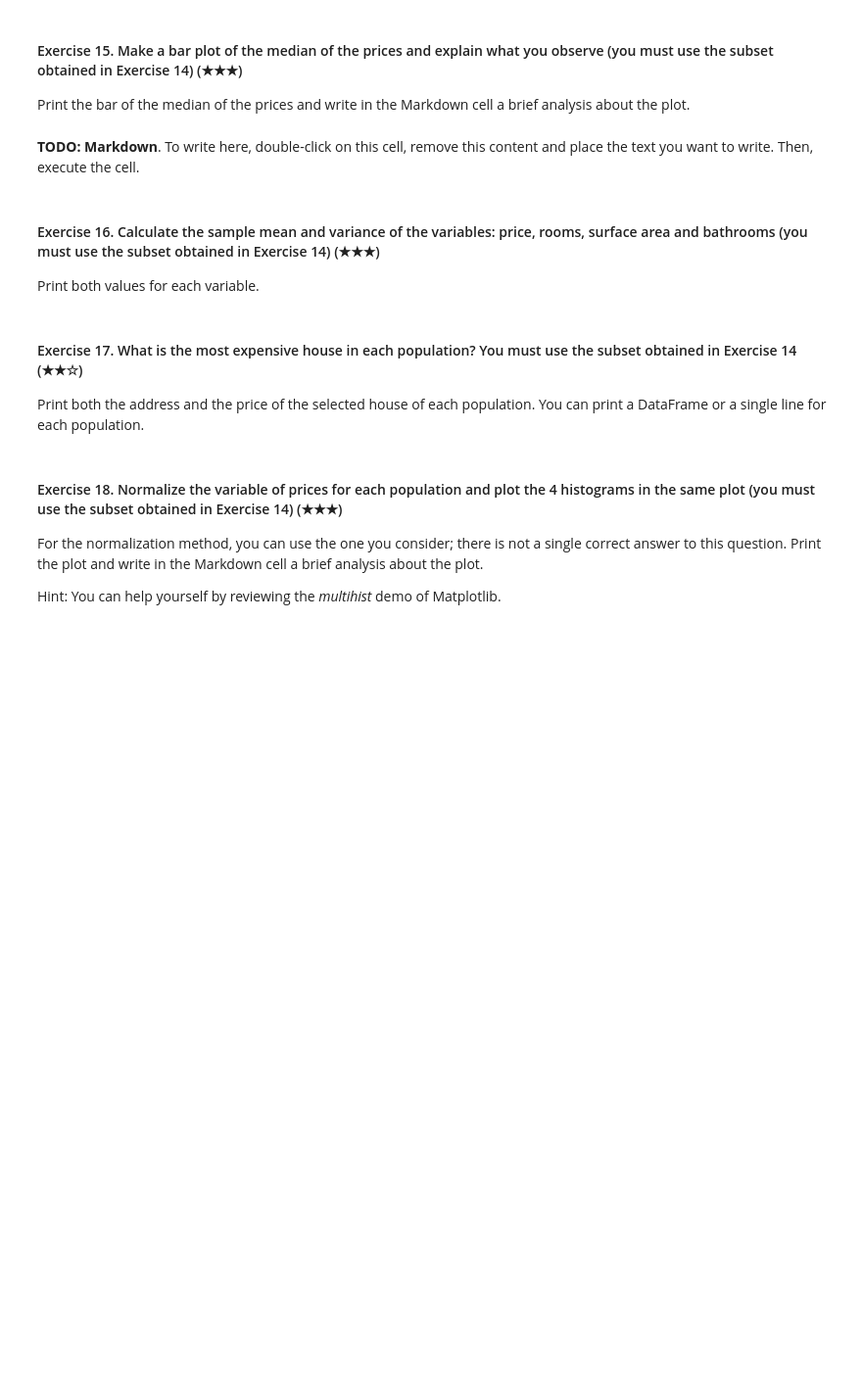
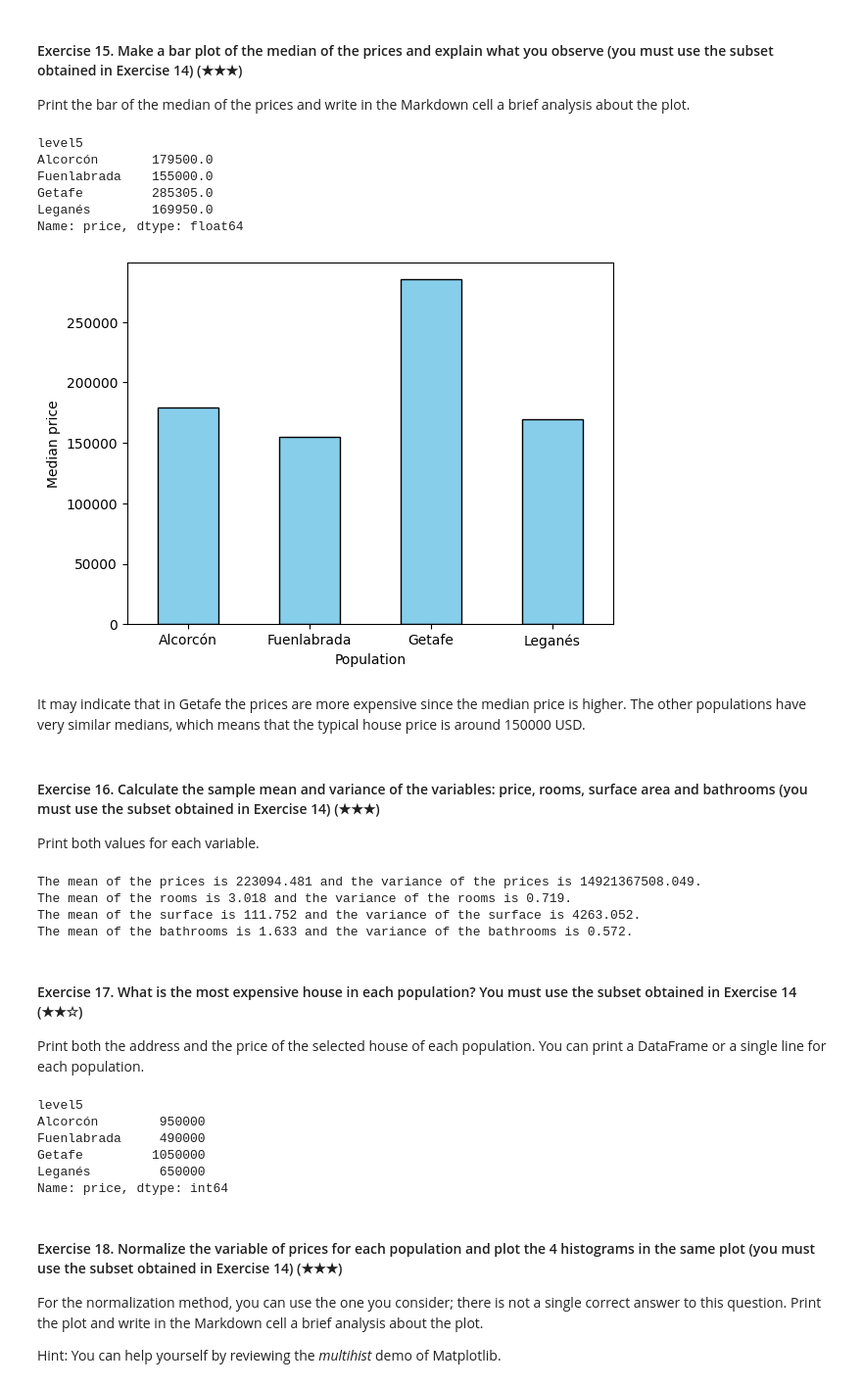
Before and after one commit to aristi95/realestate-datacleanup-exercise, a Jupyter notebook: project.ipynb, the cells around one changed output. Shown at 98% size. Drawn from its saved outputs; the diff is of its cells as text; code cells hidden in the pictures; blank space fills up the shorter version.

```diff
--- a/project.ipynb
+++ b/project.ipynb
@@ -250,3 +250,5 @@ Name: url_inmueble, Length: 168, dtype: int64
 Hint: Filter the original DataFrame using the column `level5` and the function `isin`.
 # %%
 # TODO
+south_belt = ds[ds['level5'].isin(["Fuenlabrada", "Leganés", "Getafe", "Alcorcón"])]
+south_belt
@@ -256,20 +272,61 @@ Hint: Filter the original DataFrame using the column `level5` and the function `
 Print the bar of the median of the prices and write in the Markdown cell a brief analysis about the plot.
 # %%
 # TODO: Code
+median = south_belt.groupby('level5')['price'].median()
+print(median)
+median.plot(kind="bar", color="skyblue", edgecolor="black")
+plt.xlabel("Population")
+plt.ylabel("Median price")
+plt.xticks(rotation=0)  # Keep labels horizontal
+plt.show()
+# %% [output]
+level5
+Alcorcón       179500.0
+Fuenlabrada    155000.0
+Getafe         285305.0
+Leganés        169950.0
+Name: price, dtype: float64
+[figure, added]
 # %% [markdown]
-**TODO: Markdown**. To write here, double-click on this cell, remove this content and place the text you want to write. Then, execute the cell.
+It may indicate that in Getafe the prices are more expensive since the median price is higher. The other populations have very similar medians, which means that the typical house price is around 150000 USD.
 # %% [markdown]
 #### Exercise 16. Calculate the sample mean and variance of the variables: price, rooms, surface area and bathrooms (you must use the subset obtained in Exercise 14) (★★★)
 
 Print both values for each variable.
 # %%
 # TODO
+price_mean = south_belt.price.mean().round(3)
+price_variance = south_belt.price.var().round(3)
+print(f"The mean of the prices is {price_mean} and the variance of the prices is {price_variance}.")
+rooms_mean = south_belt.rooms.mean().round(3)
+rooms_variance = south_belt.rooms.var().round(3)
+print(f"The mean of the rooms is {rooms_mean} and the variance of the rooms is {rooms_variance}.")
+surface_mean = south_belt.surface.mean().round(3)
+surface_variance = south_belt.surface.var().round(3)
+print(f"The mean of the surface is {surface_mean} and the variance of the surface is {surface_variance}.")
+bathrooms_mean = south_belt.bathrooms.mean().round(3)
+bathrooms_variance = south_belt.bathrooms.var().round(3)
+print(f"The mean of the bathrooms is {bathrooms_mean} and the variance of the bathrooms is {bathrooms_variance}.")
+# %% [output]
+The mean of the prices is 223094.481 and the variance of the prices is 14921367508.049.
+The mean of the rooms is 3.018 and the variance of the rooms is 0.719.
+The mean of the surface is 111.752 and the variance of the surface is 4263.052.
+The mean of the bathrooms is 1.633 and the variance of the bathrooms is 0.572.
 # %% [markdown]
 #### Exercise 17. What is the most expensive house in each population? You must use the subset obtained in Exercise 14 (★★☆)
 
 Print both the address and the price of the selected house of each population. You can print a DataFrame or a single line for each population.
 # %%
 # TODO
+filter = south_belt.groupby("level5")["price"].max()
+filter
+# %% [output]
+level5
+Alcorcón        950000
+Fuenlabrada     490000
+Getafe         1050000
+Leganés         650000
+Name: price, dtype: int64
 # %% [markdown]
 #### Exercise 18. Normalize the variable of prices for each population and plot the 4 histograms in the same plot (you must use the subset obtained in Exercise 14) (★★★)
 
```
Also changed, not shown: parts of 2 cells of this notebook.
